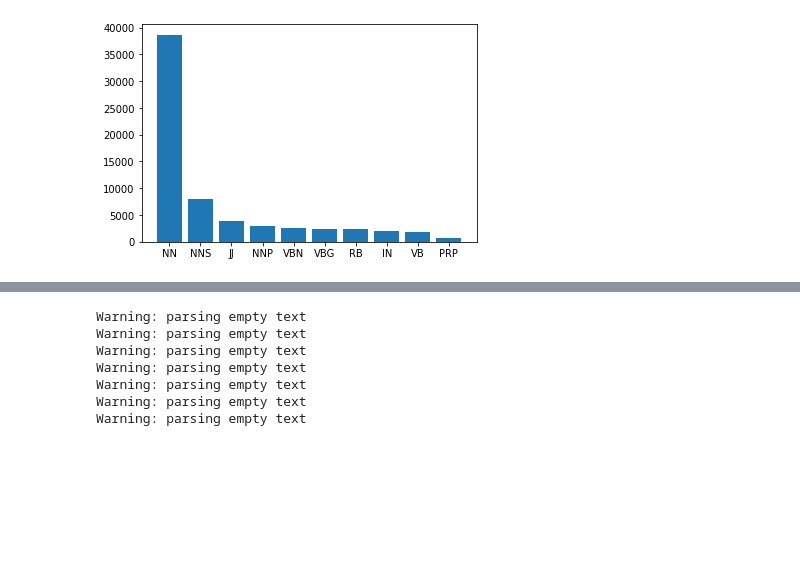
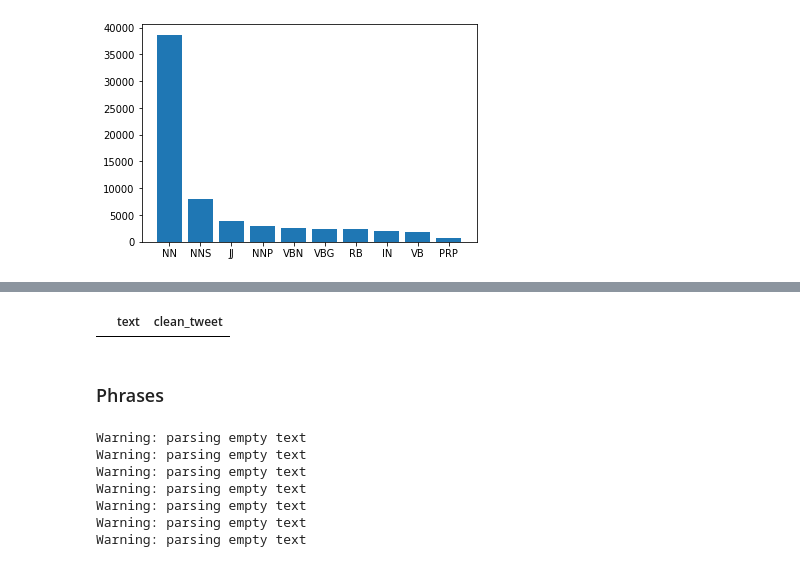
Before and after one commit to nviktorys/NLP0, a Jupyter notebook: 01_DataPreparation.ipynb, the cells around one changed output, grey strips where cells are left out. Drawn from its saved outputs; the diff is of its cells as text; code cells hidden in the pictures; blank space fills up the shorter version.

```diff
--- a/01_DataPreparation.ipynb
+++ b/01_DataPreparation.ipynb
@@ -200,3 +247,9 @@ plt.bar(words_stp.tag.value_counts().sort_values(ascending=False)[:10].reset_ind
+# %%
+sent[sent.clean_tweet.isna()]
+# %% [output]
+|  | text | clean_tweet |
+# %% [markdown]
+### Phrases
 # %%
 # Phrases tokenizing - Chunking
 grammar = "NP: {<DT>?<JJ>*<NN>}"
```
Also changed, not shown: parts of 18 cells of this notebook, 2 other files.
